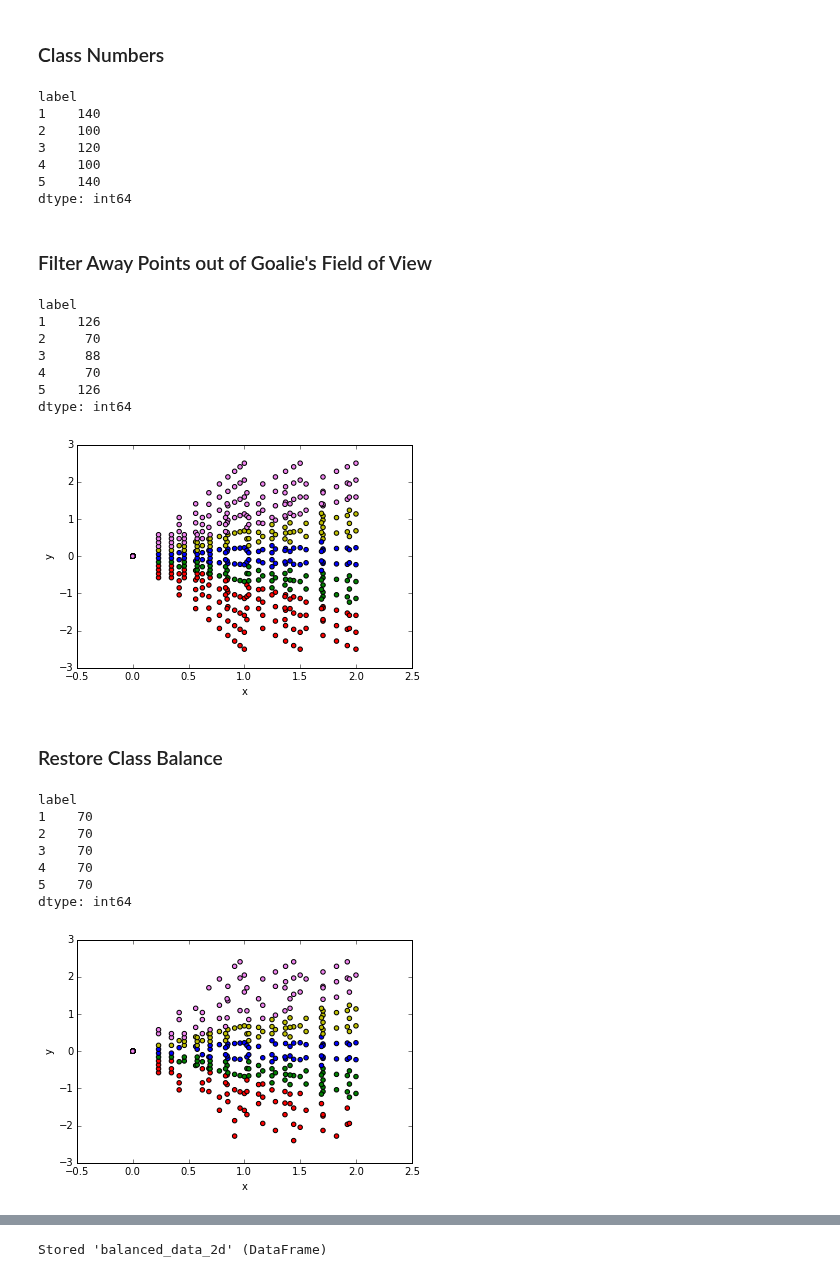
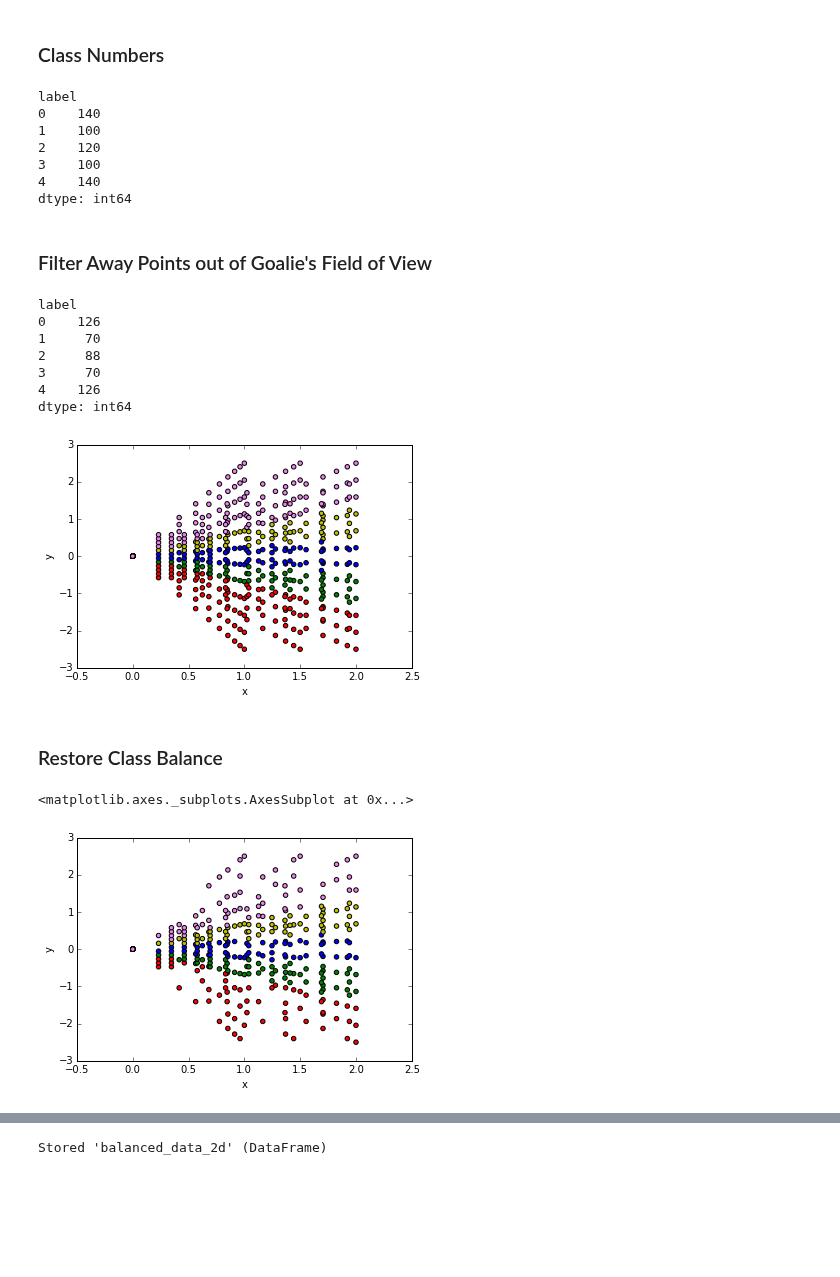
Before and after one commit to ebanner/cs393r_project, a Jupyter notebook: data/generate/2d/Deterministic.ipynb, the cells around one changed output, grey strips where cells are left out. Drawn from its saved outputs; the diff is of its cells as text; code cells hidden in the pictures; blank space fills up the shorter version.

Commit message:
Change classes to be zero-indexed
Forward and backprop code relies on this assumption. Additionally predict() does
too

```diff
--- a/data/generate/2d/Deterministic.ipynb
+++ b/data/generate/2d/Deterministic.ipynb
@@ -20,7 +20,7 @@ State = namedtuple('State', ['x', 'y', 'dx', 'dy', 'label'])
 World = namedtuple('World', ['goal', 'end'])
 
 class_names = ('wide_left', 'shot_left', 'shot_center', 'shot_right', 'wide_right')
-classes = {class_name:i for i, class_name in enumerate(class_names, start=1)}
+classes = {class_name:i for i, class_name in enumerate(class_names)}
 
 def get_label(y):
     """Return the class which y falls in
@@ -110,7 +110,7 @@ data_points = data_generator(num_ys_end=12)
 data_points = list(data_points)
 labels = np.array([data_point.label for data_point in data_points])
 
-colormap = np.array(['', 'r', 'g', 'b', 'y', 'violet'])
+colormap = np.array(['r', 'g', 'b', 'y', 'violet'])
 
 df = pd.DataFrame(data_points, columns=State._fields)
 df.plot(kind='scatter', x='x', y='y', c=colormap[labels])
@@ -123,11 +123,11 @@ df.plot(kind='scatter', x='x', y='y', c=colormap[labels])
 df.groupby('label').size()
 # %% [output]
 label
-1    140
-2    100
-3    120
-4    100
-5    140
+0    140
+1    100
+2    120
+3    100
+4    140
 dtype: int64
 # %% [markdown]
 ### Filter Away Points out of Goalie's Field of View
@@ -138,17 +138,17 @@ data_points_2d = pd.DataFrame(data_points, columns=State._fields)
 
 # Plot it
 labels = data_points_2d['label']
-colormap = np.array(['', 'r', 'g', 'b', 'y', 'violet'])
+colormap = np.array(['r', 'g', 'b', 'y', 'violet'])
 data_points_2d.plot(kind='scatter', x='x', y='y', c=colormap[labels])
 
 data_points_2d.groupby('label').size()
 # %% [output]
 label
-1    126
-2     70
-3     88
-4     70
-5    126
+0    126
+1     70
+2     88
+3     70
+4    126
 dtype: int64
 [figure]
 # %% [markdown]
@@ -156,31 +156,25 @@ dtype: int64
 # %%
 groups = data_points_2d.groupby('label')
 
 def filter_down(group):
     """Filters down a pandas groupby object to a specified number"""
 
     size = len(group)
     mask = np.full(size, False, bool)
     lucky_indices = np.random.choice(size, 70, replace=False)
     mask[lucky_indices] = True
 
     return group[mask]
 
 balanced_data_2d = groups.apply(filter_down)
 
 # Plot it
 labels = balanced_data_2d['label']
-colormap = np.array(['', 'r', 'g', 'b', 'y', 'violet'])
+colormap = np.array(['r', 'g', 'b', 'y', 'violet'])
 balanced_data_2d.plot(kind='scatter', x='x', y='y', c=colormap[labels])
 # %% [output]
-label
-1    70
-2    70
-3    70
-4    70
-5    70
-dtype: int64
+<matplotlib.axes._subplots.AxesSubplot at 0x...>
-[figure, old version]
+[figure, new version]
 # %%
 balanced_data_2d.groupby('label').size()
 # %% [output]
```
Also changed, not shown: parts of 1 cell of this notebook.
